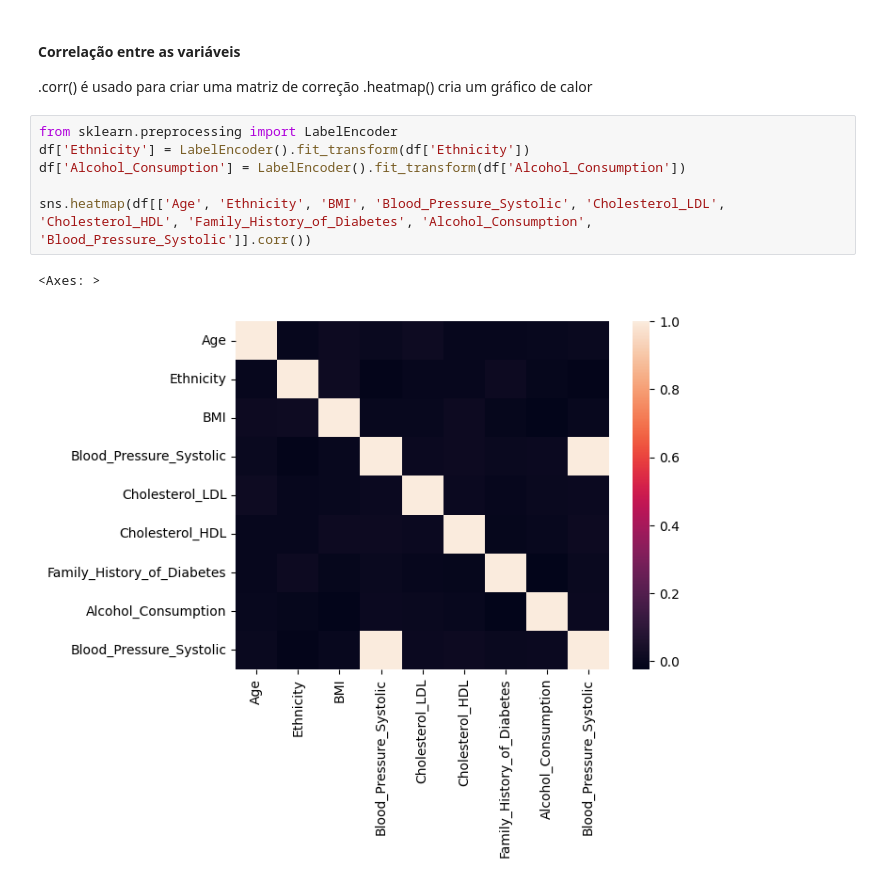
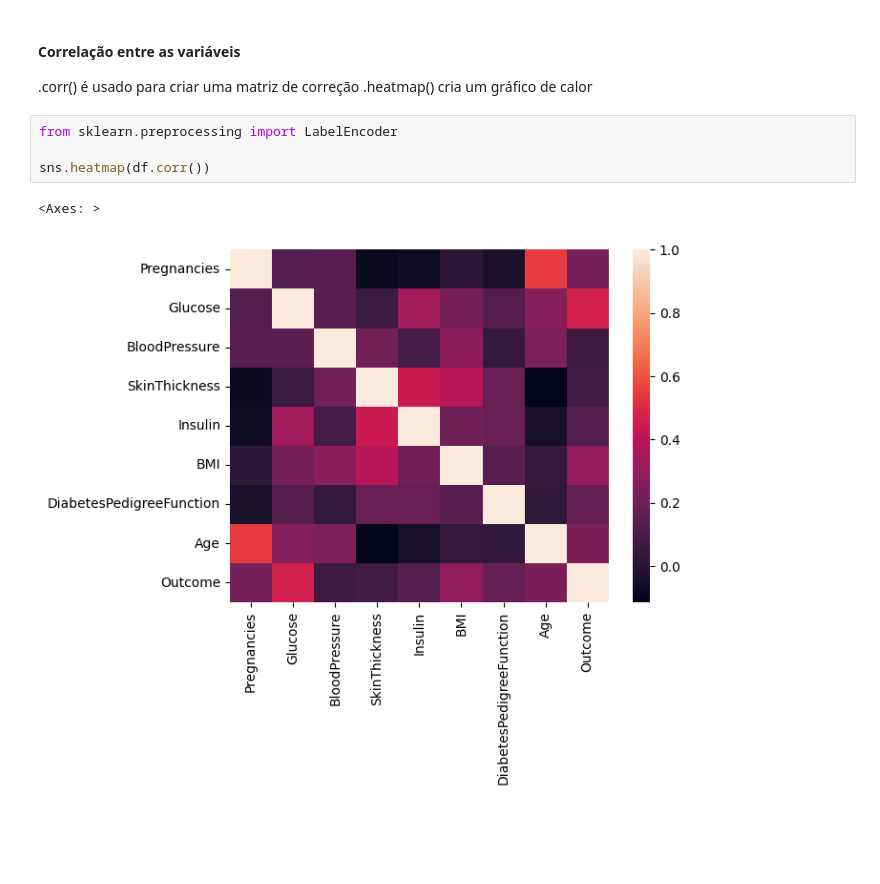
Before and after one commit to brfiso/Introducao_Ao_Python_Para_Ciencia_De_Dados, a Jupyter notebook: 2_Analise_Diabetes.ipynb, the cells around one changed output. Drawn from its saved outputs; the diff is of its cells as text; blank space fills up the shorter version.

```diff
--- a/2_Analise_Diabetes.ipynb
+++ b/2_Analise_Diabetes.ipynb
@@ -91,10 +129,8 @@ plt.show()
 .heatmap() cria um gráfico de calor
 # %%
 from sklearn.preprocessing import LabelEncoder
-df['Ethnicity'] = LabelEncoder().fit_transform(df['Ethnicity'])
-df['Alcohol_Consumption'] = LabelEncoder().fit_transform(df['Alcohol_Consumption'])
 
-sns.heatmap(df[['Age', 'Ethnicity', 'BMI', 'Blood_Pressure_Systolic', 'Cholesterol_LDL', 'Cholesterol_HDL', 'Family_History_of_Diabetes', 'Alcohol_Consumption', 'Blood_Pressure_Systolic']].corr())
+sns.heatmap(df.corr())
 # %% [output]
 <Axes: >
-[figure, old version]
+[figure, new version]
```
Also changed, not shown: parts of 13 cells of this notebook, 1 other file.
